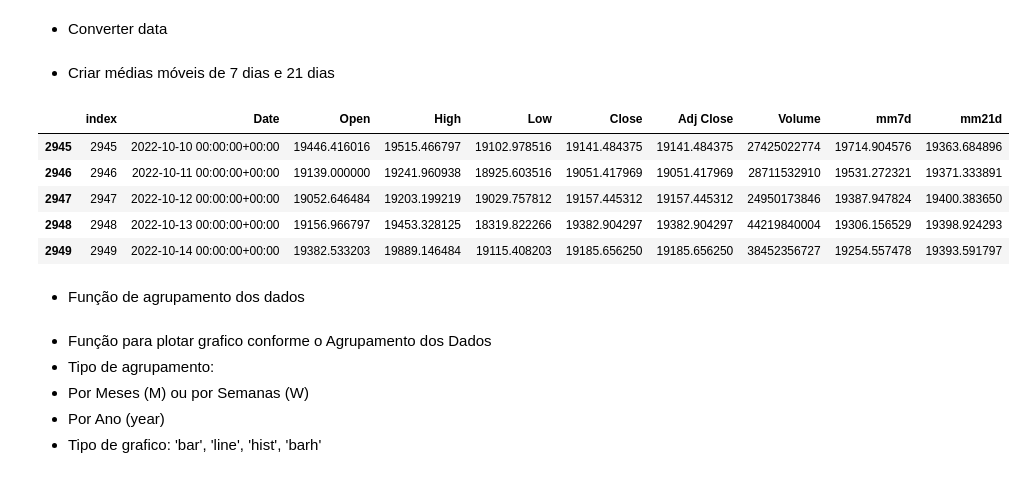
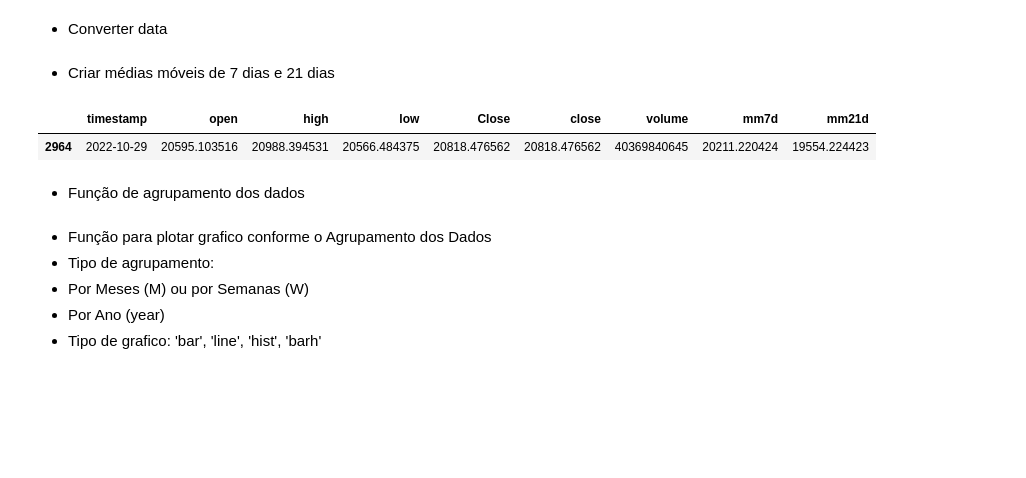
Before and after one commit to fabriciocovalesci/tcc_predict_crypto, a Jupyter notebook: model_predict/predict_crypto/bitcoin/Bitcoin_LR.ipynb, the cells around one changed output. Saved outputs shown, nothing was run; the diff lists cells and outputs as text; code cells hidden in the pictures; blank space fills up the shorter version.

```diff
--- a/model_predict/predict_crypto/bitcoin/Bitcoin_LR.ipynb
+++ b/model_predict/predict_crypto/bitcoin/Bitcoin_LR.ipynb
@@ -97,2 +100,0 @@ df_btc = df_btc.reset_index()
-# %%
-df_btc.reset_index(inplace=True)
@@ -98,0 +103,2 @@ df_btc.reset_index(inplace=True)
+# %%
+df_btc.rename({'Date': 'timestamp', 'Open': 'open', 'High': 'high', 'Low': 'low', 'Adj Close': 'close', 'Volume': 'volume' }, axis=1, inplace=True)
@@ -111,22 +121,17 @@ dtype: object
 # %% [markdown]
 - Converter data
 # %%
-# df_btc["Date"] = df_btc.Date.dt.strftime('%Y-%m-%d')
-df_btc['Date'] = pd.to_datetime(df_btc['Date'], format="%Y-%m-%d")
+df_btc['timestamp'] = pd.to_datetime(df_btc['timestamp'], format="%Y-%m-%d")
 # %% [markdown]
 - Criar médias móveis de 7 dias e 21 dias
 # %%
-df_btc['mm7d'] = df_btc['Adj Close'].rolling(7).mean()
-df_btc['mm21d'] = df_btc['Adj Close'].rolling(21).mean()
+df_btc['mm7d'] = df_btc['close'].rolling(7).mean()
+df_btc['mm21d'] = df_btc['close'].rolling(21).mean()
 
-df_btc.tail()
+df_btc.tail(1)
 # %% [output]
-|  | index | Date | Open | High | Low | Close | Adj Close | Volume | mm7d | mm21d |
-| 2945 | 2945 | 2022-10-10 00:00:00+00:00 | 19446.416016 | 19515.466797 | 19102.978516 | 19141.484375 | 19141.484375 | 27425022774 | 19714.904576 | 19363.684896 |
-| 2946 | 2946 | 2022-10-11 00:00:00+00:00 | 19139.000000 | 19241.960938 | 18925.603516 | 19051.417969 | 19051.417969 | 28711532910 | 19531.272321 | 19371.333891 |
-| 2947 | 2947 | 2022-10-12 00:00:00+00:00 | 19052.646484 | 19203.199219 | 19029.757812 | 19157.445312 | 19157.445312 | 24950173846 | 19387.947824 | 19400.383650 |
-| 2948 | 2948 | 2022-10-13 00:00:00+00:00 | 19156.966797 | 19453.328125 | 18319.822266 | 19382.904297 | 19382.904297 | 44219840004 | 19306.156529 | 19398.924293 |
-| 2949 | 2949 | 2022-10-14 00:00:00+00:00 | 19382.533203 | 19889.146484 | 19115.408203 | 19185.656250 | 19185.656250 | 38452356727 | 19254.557478 | 19393.591797 |
+|  | timestamp | open | high | low | Close | close | volume | mm7d | mm21d |
+| 2964 | 2022-10-29 | 20595.103516 | 20988.394531 | 20566.484375 | 20818.476562 | 20818.476562 | 40369840645 | 20211.220424 | 19554.224423 |
 # %% [markdown]
 - Função de agrupamento dos dados
 # %%
```
Also changed, not shown: parts of 35 cells of this notebook.
